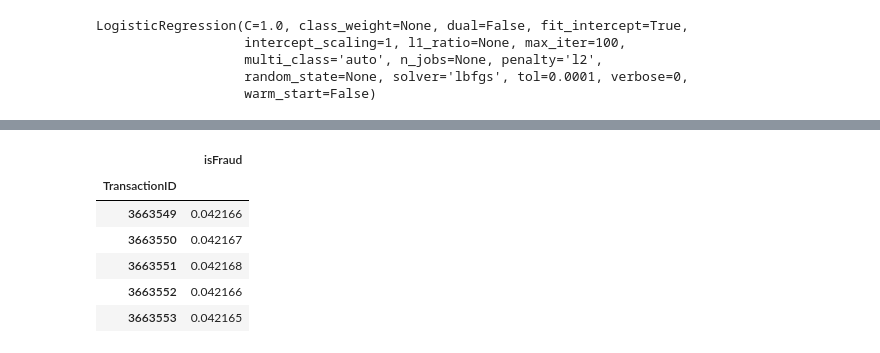
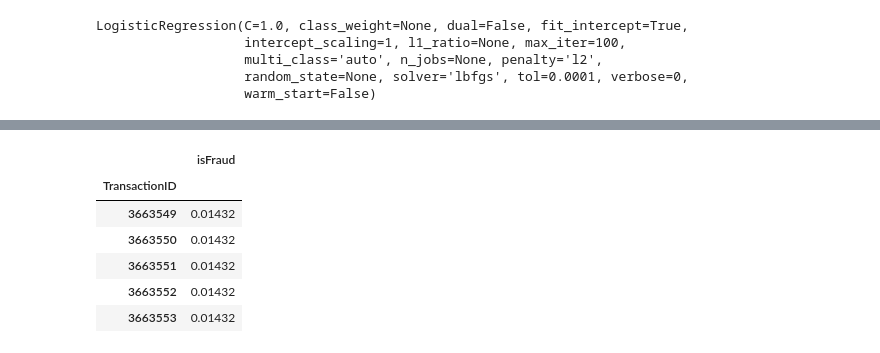
Before and after one commit to amant555/TWProject1, a Jupyter notebook: Logistic_Baseline.ipynb, the cells around one changed output, grey strips where cells are left out. Saved outputs shown, nothing was run; the diff lists cells and outputs as text; code cells hidden in the pictures.

```diff
--- a/Logistic_Baseline.ipynb
+++ b/Logistic_Baseline.ipynb
@@ -119,7 +242,7 @@ train_data = train_data.fillna(train_data._get_numeric_data().mean())
 test_data = test_data.fillna(test_data._get_numeric_data().mean())
 # %%
 train_data = train_data.fillna(1)
-test_data = test_data.fillna(0)
+test_data = test_data.fillna(1)
 # %%
 train_y = train_data['isFraud']
 train_X = train_data.drop('isFraud', axis=1)
@@ -145,3 +268,7 @@ LogisticRegression(C=1.0, class_weight=None, dual=False, fit_intercept=True,
                    multi_class='auto', n_jobs=None, penalty='l2',
                    random_state=None, solver='lbfgs', tol=0.0001, verbose=0,
                    warm_start=False)
+# %%
+from sklearn.ensemble import RandomForestRegressor
+regr = RandomForestRegressor(max_depth=5, random_state=0)
+regr.fit(train_X, train_y)
@@ -148,13 +283,13 @@ LogisticRegression(C=1.0, class_weight=None, dual=False, fit_intercept=True,
 # %%
 submission = pd.read_csv('../data/sample_submission.csv',index_col='TransactionID')
-submission['isFraud'] = logreg.predict_proba(test_data)[:,1]
-submission.to_csv('Logreg_submissionp.csv')
+submission['isFraud'] = regr.predict(test_data)
+submission.to_csv('forest_submission1.csv')
 submission.head()
 # %% [output]
 |  | isFraud |
 | TransactionID |  |
-| 3663549 | 0.042166 |
-| 3663550 | 0.042167 |
-| 3663551 | 0.042168 |
-| 3663552 | 0.042166 |
-| 3663553 | 0.042165 |
+| 3663549 | 0.01432 |
+| 3663550 | 0.01432 |
+| 3663551 | 0.01432 |
+| 3663552 | 0.01432 |
+| 3663553 | 0.01432 |
```
Also changed, not shown: parts of 16 cells of this notebook.
